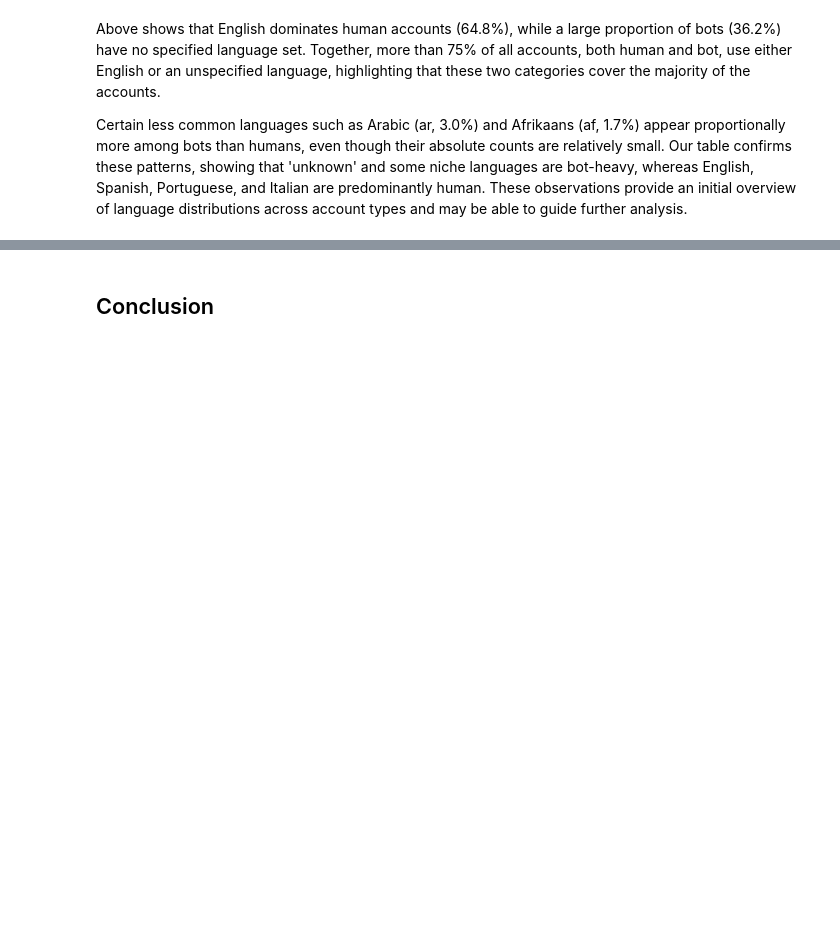
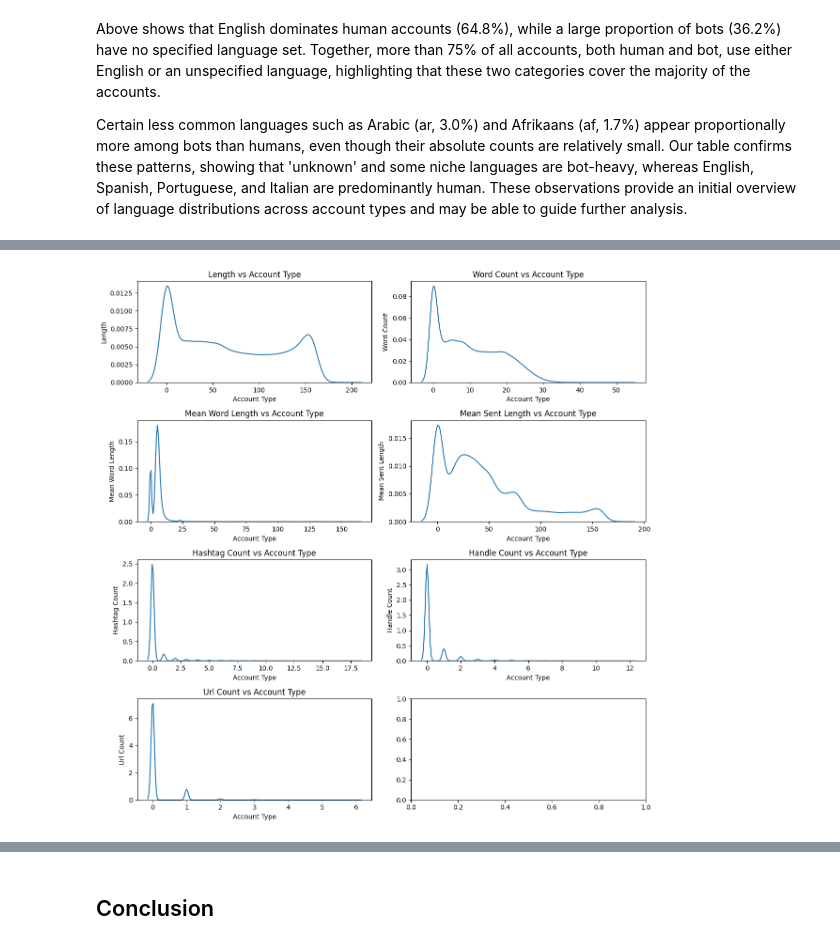
Before and after one commit to celneo7/DSA4263-Project-Twitter-Bots, a Jupyter notebook: notebooks/data_exploration.ipynb, the cells around one changed output, grey strips where cells are left out. Saved outputs shown, nothing was run; the diff lists cells and outputs as text; code cells hidden in the pictures; blank space fills up the shorter version.

```diff
--- a/notebooks/data_exploration.ipynb
+++ b/notebooks/data_exploration.ipynb
@@ -572,0 +630,45 @@ Certain less common languages such as Arabic (ar, 3.0%) and Afrikaans (af, 1.7%)
+# %%
+features=['length', 'word_count', 'mean_word_length', 'mean_sent_length','hashtag_count', 'handle_count', 'url_count']
+# %%
+from sklearn.preprocessing import PowerTransformer
+
+
+def visualise_numerical_account_types(
+    description_df,
+    features=['length', 'word_count', 'mean_word_length', 'mean_sent_length','hashtag_count', 'handle_count', 'url_count'],
+    transformation=None
+    ):
+
+    # Ensure account_type is categorical
+    description_df["account_type"] = description_df["account_type"].astype("category")
+
+    # Set up the figure
+    fig, axes = plt.subplots(4, 2, figsize=(12, 12))
+    axes = axes.flatten()
+    data = description_df[features].T.values
+
+    if transformation=="yeo-johnson":
+        pt = PowerTransformer(method="yeo-johnson")
+        data = pt.fit_transform(description_df[features]).T
+
+    if transformation=="log1p":
+        data = np.log1p(description_df[features]).T.values
+
+    # Plot each feature
+    for i, feature in enumerate(features):
+        sns.kdeplot(
+            x=data[i],
+            ax=axes[i],
+            palette="Set2"
+        )
+        axes[i].set_title(f"{feature.replace('_', ' ').title()} vs Account Type")
+        axes[i].set_xlabel("Account Type")
+        axes[i].set_ylabel(feature.replace("_", " ").title())
+
+    # Adjust layout
+    plt.tight_layout()
+    plt.show()
+# %%
+visualise_numerical_account_types(df)
+# %% [output]
+[figure, added]
```
Also changed, not shown: parts of 17 cells of this notebook.
